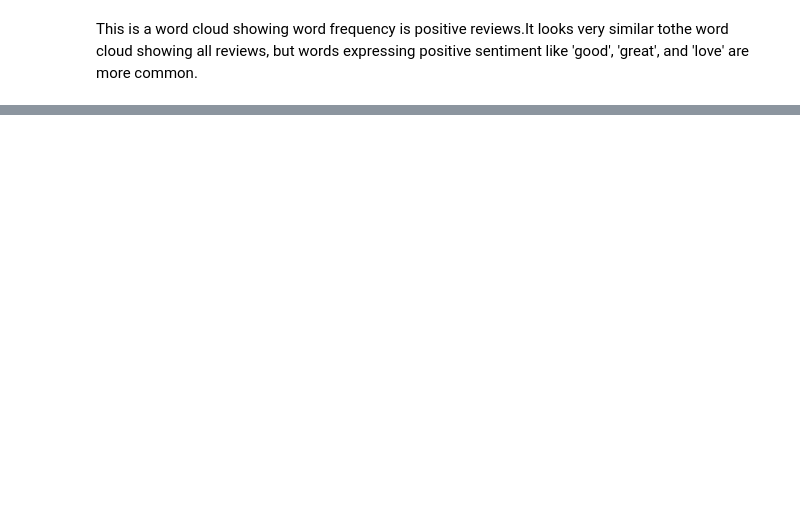
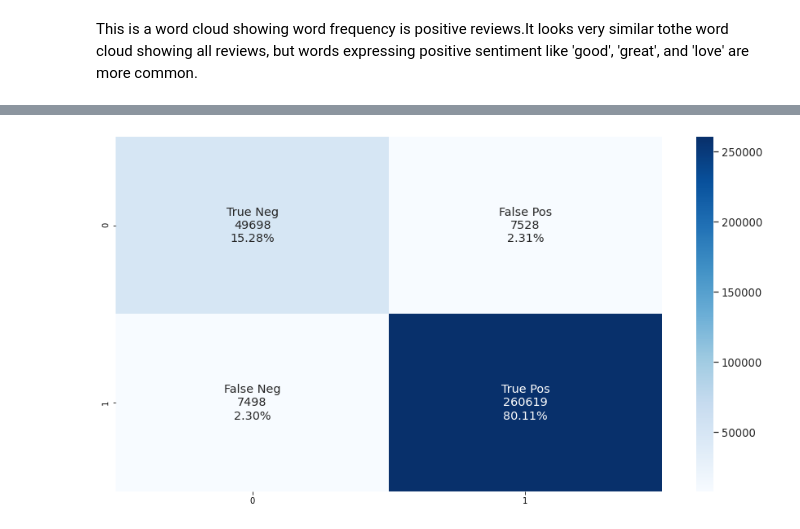
Before and after one commit to sciarrilli/TOOL1_FINAL_PROJECT, a Jupyter notebook: final_project.ipynb, the cells around one changed output, grey strips where cells are left out. Cells and saved outputs as stored; diff of their text form; code cells hidden in the pictures; blank space fills up the shorter version.

```diff
--- a/final_project.ipynb
+++ b/final_project.ipynb
@@ -153,0 +362,12 @@ test = games[games.sentiment != 'Neutral']
+# %%
+print('Build model...')
+
+model = Sequential()
+model.add(Embedding(max_features, embedding_size, input_length=maxlen))
+model.add(Dropout(0.25))
+model.add(Conv1D(filters, kernel_size, padding='valid', activation='relu', strides=1))
+model.add(MaxPooling1D(pool_size=pool_size))
+model.add(LSTM(lstm_output_size))
+model.add(Dense(2, activation='softmax'))
+model.compile(loss='categorical_crossentropy', optimizer='adam', metrics=['accuracy'])
+print(model.summary())
@@ -153,0 +392,3 @@ test = games[games.sentiment != 'Neutral']
+# %%
+print('Train...')
+model.fit(X_train, Y_train, batch_size=batch_size, epochs=epochs,shuffle=True, validation_data=(X_test, Y_test))
@@ -153,0 +402,4 @@ test = games[games.sentiment != 'Neutral']
+# %%
+yhat = model.predict(X_test, verbose = 2, batch_size = batch_size)
+from sklearn import metrics
+print(metrics.classification_report(Y_test[:,1], np.round(yhat[:,1]) ,target_names = ["negative", "positive"]))
@@ -153,0 +449,17 @@ test = games[games.sentiment != 'Neutral']
+# %%
+score = ['negative', 'positive']
+
+# Compute confusion matrix
+cm = confusion_matrix(Y_test[:,1], np.round(yhat[:,1]))
+np.set_printoptions(precision=2)
+# %%
+group_names = ['True Neg','False Pos','False Neg','True Pos']
+group_counts = ['{0:0.0f}'.format(value) for value in cm.flatten()]
+group_percentages = ['{0:.2%}'.format(value) for value in cm.flatten()/np.sum(cm)]
+labels = [f'{v1}\n{v2}\n{v3}' for v1, v2, v3 in zip(group_names,group_counts,group_percentages)]
+labels = np.asarray(labels).reshape(2,2)
+plt.subplots(figsize=(15,8))
+sns.set(font_scale=1.2)
+conf_plot = sns.heatmap(cm, annot=labels, fmt='', cmap='Blues')
+# %% [output]
+[figure, added]
```
Also changed, not shown: parts of 30 cells of this notebook.
